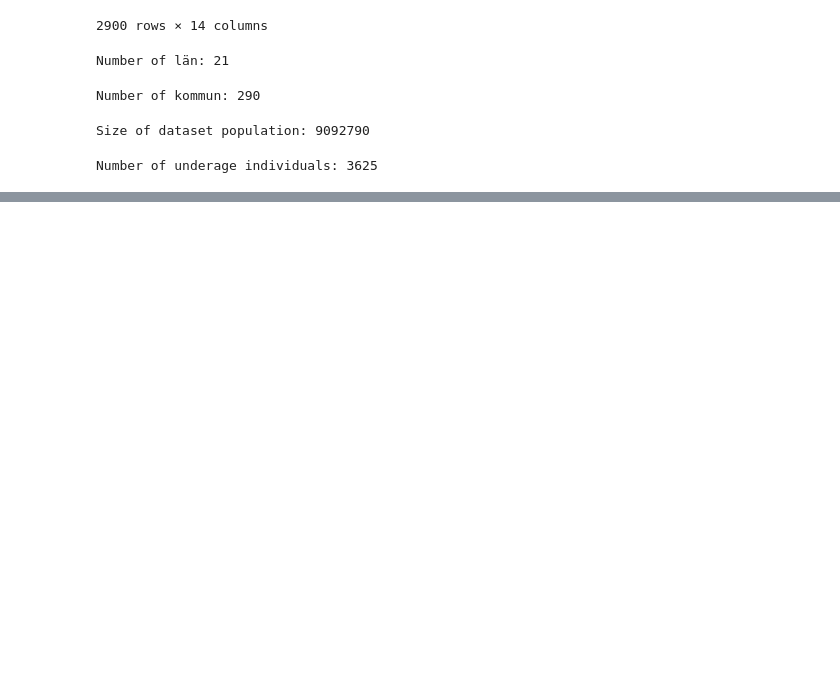
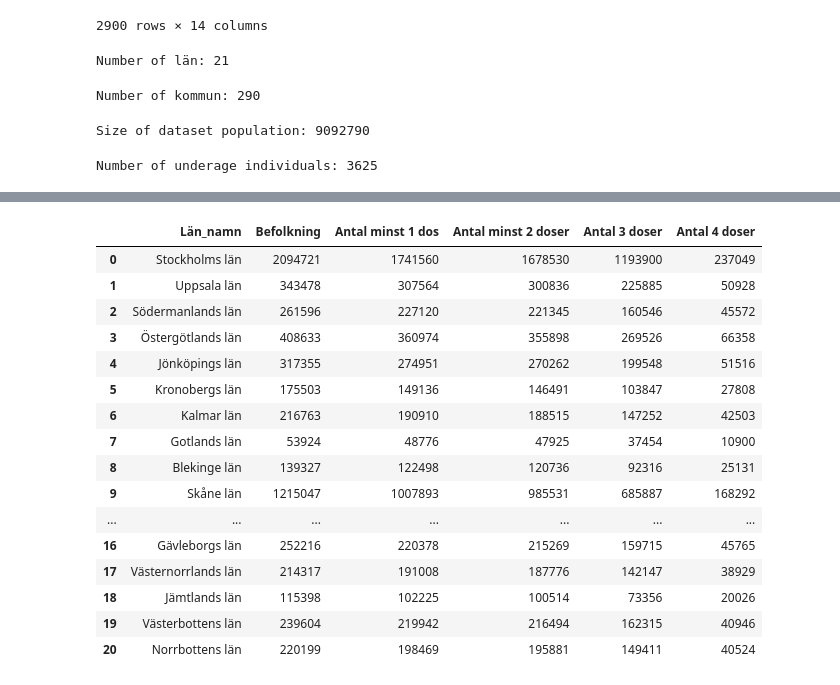
Before and after one commit to Kevy69/Databehandling-Kevin, a Jupyter notebook: Labs/Lab 1/Testing.ipynb, the cells around one changed output, grey strips where cells are left out. Drawn from its saved outputs; the diff is of its cells as text; code cells hidden in the pictures; blank space fills up the shorter version.

```diff
--- a/Labs/Lab 1/Testing.ipynb
+++ b/Labs/Lab 1/Testing.ipynb
@@ -396,0 +337,72 @@ dtype: object
+# %%
+# d)
+
+# Dear Kokchun.
+# Due to my own stupidity, i grossly missunderstood the assignment, and spent more than two days
+# creating this (beautiful) monstrocity. needless to say, i'm pretty done with this part. The graph i
+# created is far more advanced that what was asked of me, so i dont think there will be an issue
+# with regards to grading... (i hope)
+
+
+
+lan_names = vaccin_kommun_och_older['Län_namn'].drop_duplicates()
+
+lans = []
+
+for name in lan_names:
+    unfiltered_lan = vaccin_kommun_och_older.loc[vaccin_kommun_och_older['Län_namn'] == name]
+
+    unfiltered_lan = unfiltered_lan.fillna(0)
+
+    unfiltered_lan = unfiltered_lan.sum(axis=0)
+
+    unfiltered_lan = unfiltered_lan[['Län_namn',
+                                     'Befolkning',
+                                     'Antal minst 1 dos',
+                                     'Antal minst 2 doser',
+                                     'Antal 3 doser',
+                                     'Antal 4 doser']]
+
+    # Not needed, but curbs my OCD
+    unfiltered_lan['Antal 3 doser'] = unfiltered_lan['Antal 3 doser'].astype(int)
+    unfiltered_lan['Antal 4 doser'] = unfiltered_lan['Antal 4 doser'].astype(int)
+
+    unfiltered_lan['Län_namn'] = name
+
+    lans.append(unfiltered_lan)
+
+
+lan_vaccin_data = pd.DataFrame(lans)
+
+display(lan_vaccin_data)
+
+fig = px.bar(
+    lan_vaccin_data,
+    x="Län_namn",
+    y=[
+        'Antal minst 1 dos',
+        'Antal minst 2 doser',
+        'Antal 3 doser',
+        'Antal 4 doser'
+    ],
+    title="Vaccin dos distribution emellan länen"
+)
+fig.show()
+# %% [output]
+|  | Län_namn | Befolkning | Antal minst 1 dos | Antal minst 2 doser | Antal 3 doser | Antal 4 doser |
+| 0 | Stockholms län | 2094721 | 1741560 | 1678530 | 1193900 | 237049 |
+| 1 | Uppsala län | 343478 | 307564 | 300836 | 225885 | 50928 |
+| 2 | Södermanlands län | 261596 | 227120 | 221345 | 160546 | 45572 |
+| 3 | Östergötlands län | 408633 | 360974 | 355898 | 269526 | 66358 |
+| 4 | Jönköpings län | 317355 | 274951 | 270262 | 199548 | 51516 |
+| 5 | Kronobergs län | 175503 | 149136 | 146491 | 103847 | 27808 |
+| 6 | Kalmar län | 216763 | 190910 | 188515 | 147252 | 42503 |
+| 7 | Gotlands län | 53924 | 48776 | 47925 | 37454 | 10900 |
+| 8 | Blekinge län | 139327 | 122498 | 120736 | 92316 | 25131 |
+| 9 | Skåne län | 1215047 | 1007893 | 985531 | 685887 | 168292 |
+| ... | ... | ... | ... | ... | ... | ... |
+| 16 | Gävleborgs län | 252216 | 220378 | 215269 | 159715 | 45765 |
+| 17 | Västernorrlands län | 214317 | 191008 | 187776 | 142147 | 38929 |
+| 18 | Jämtlands län | 115398 | 102225 | 100514 | 73356 | 20026 |
+| 19 | Västerbottens län | 239604 | 219942 | 216494 | 162315 | 40946 |
+| 20 | Norrbottens län | 220199 | 198469 | 195881 | 149411 | 40524 |
```
Also changed, not shown: parts of 4 cells of this notebook.
